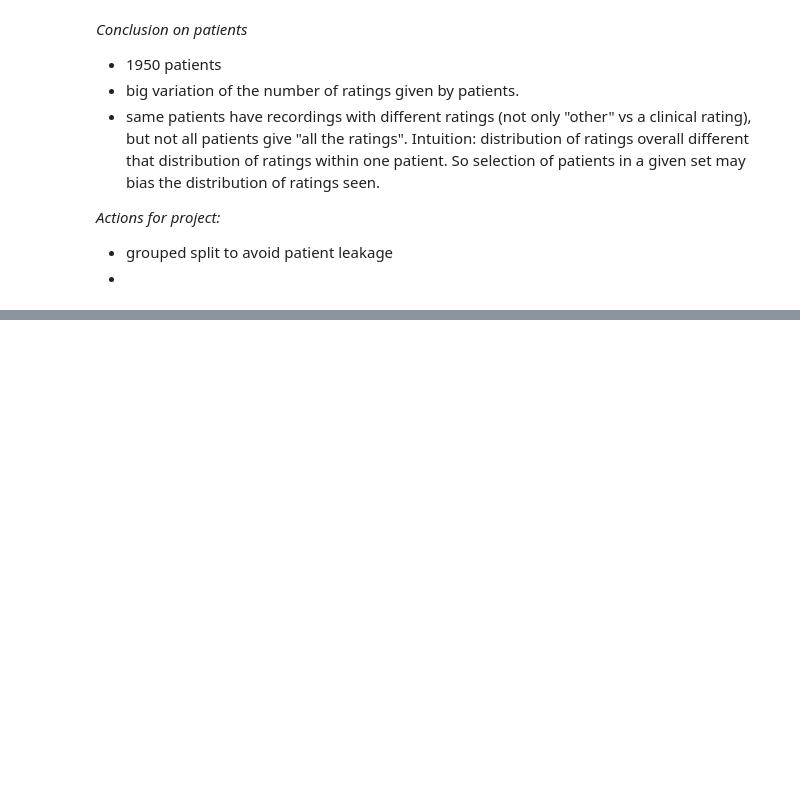
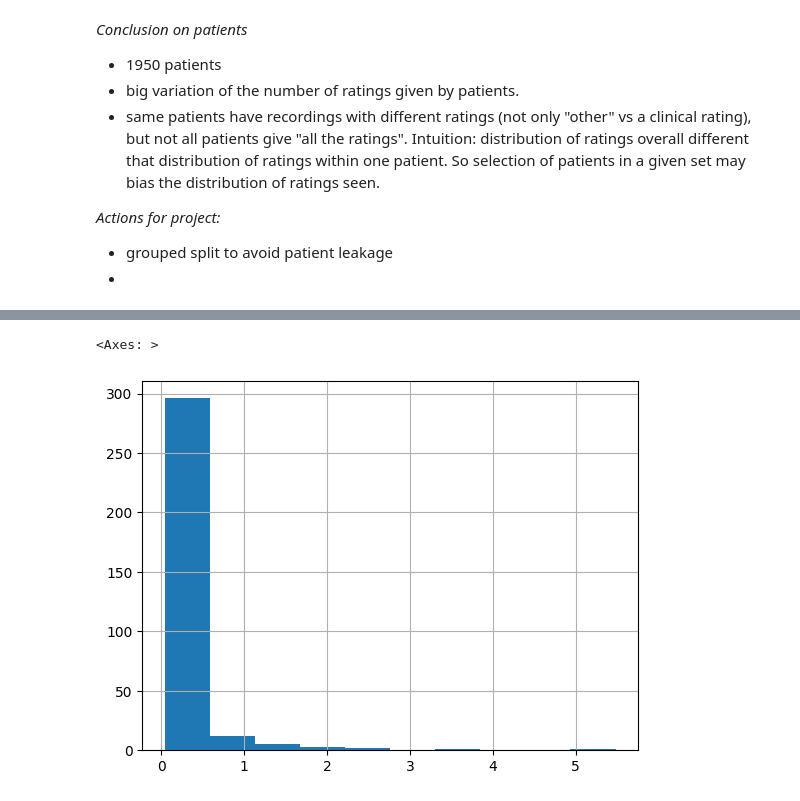
Before and after one commit to PabloRougerie/brain_waves, a Jupyter notebook: eda.ipynb, the cells around one changed output, grey strips where cells are left out. Drawn from its saved outputs; the diff is of its cells as text; code cells hidden in the pictures; blank space fills up the shorter version.

```diff
--- a/eda.ipynb
+++ b/eda.ipynb
@@ -163,0 +378,5 @@ plot_patient_consensus_heatmap(df_patients)
+# %%
+df_spec["RP_18.36"].hist()
+# %% [output]
+<Axes: >
+[figure, added]
```
Also changed, not shown: parts of 30 cells of this notebook, 5 other files.
